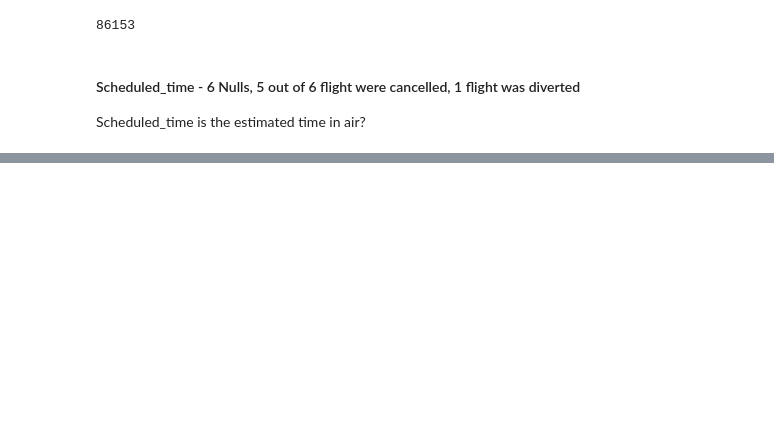
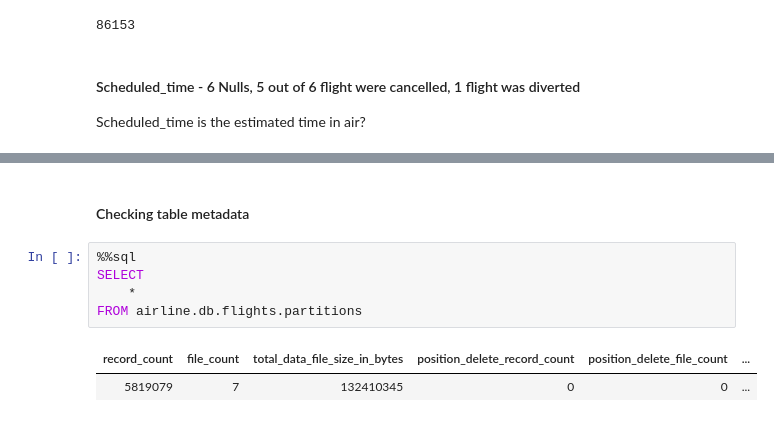
Before and after one commit to phamlamn/airline-flights-pipeline, a Jupyter notebook: notebooks/EDA_notebook.ipynb, the cells around one changed output, grey strips where cells are left out. Cells and saved outputs as stored; diff of their text form; blank space fills up the shorter version.

```diff
--- a/notebooks/EDA_notebook.ipynb
+++ b/notebooks/EDA_notebook.ipynb
@@ -208,0 +384,10 @@ flights.where('scheduled_time IS NULL').show()
+# %% [markdown]
+#### Checking table metadata
+# %%
+%%sql
+SELECT
+    *
+FROM airline.db.flights.partitions
+# %% [output]
+| record_count | file_count | total_data_file_size_in_bytes | position_delete_record_count | position_delete_file_count | ... |
+| 5819079 | 7 | 132410345 | 0 | 0 | ... |
```
Also changed, not shown: parts of 24 cells of this notebook, 7 other files.
